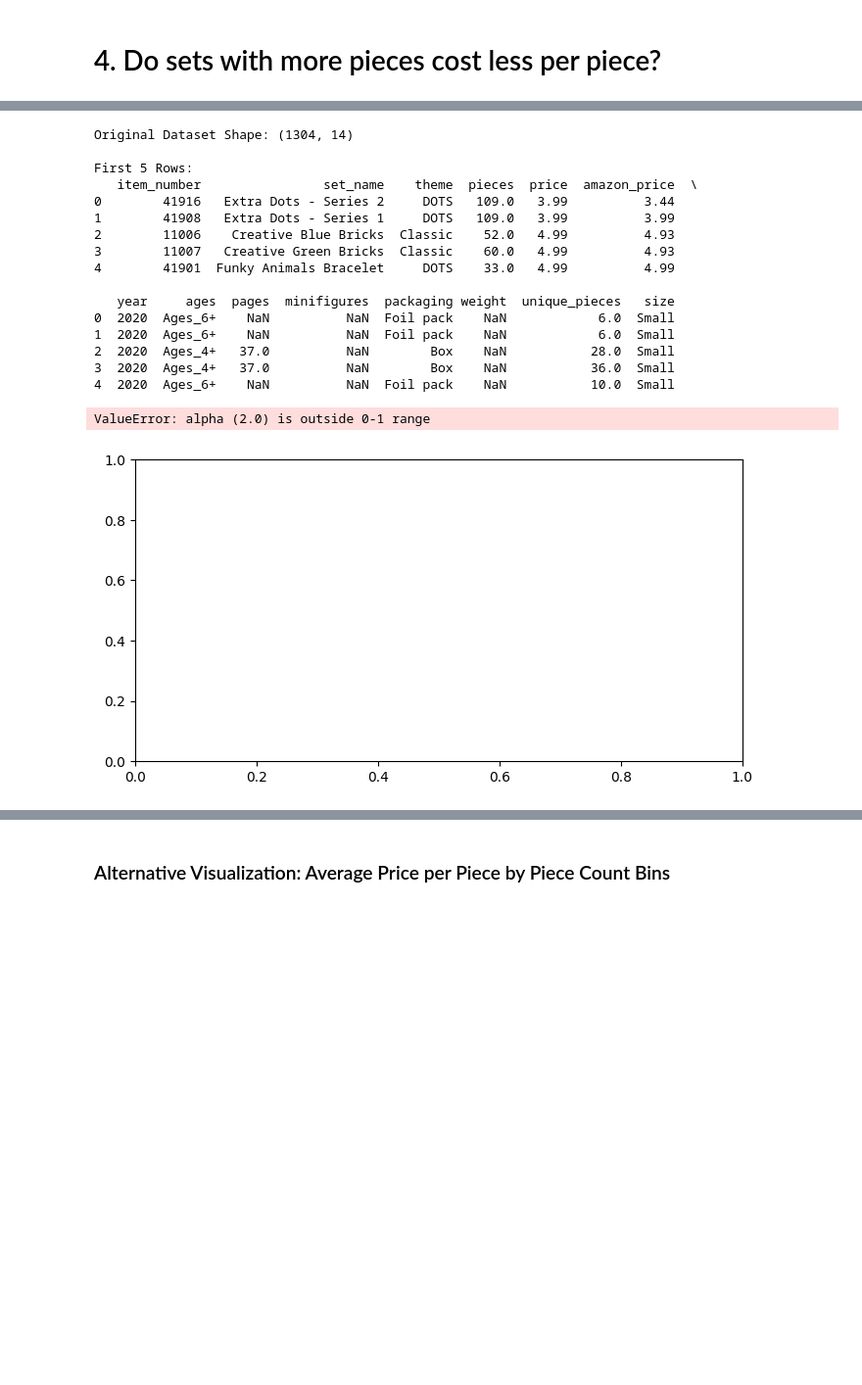
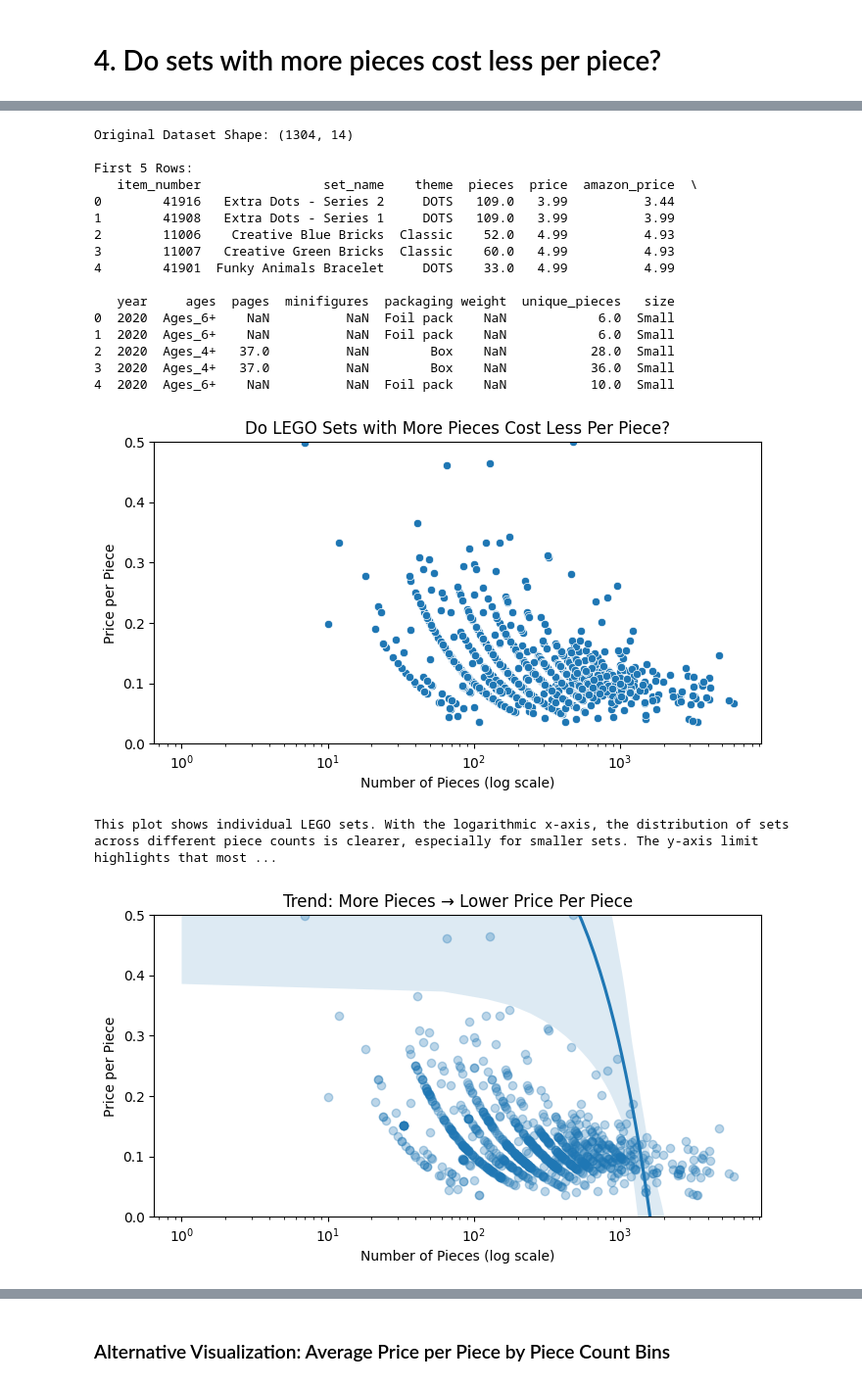
Before and after one commit to surbhiaqua01/lego-final, a Jupyter notebook: lego_analysis.ipynb, the cells around one changed output, grey strips where cells are left out. Shown: that part at 98% size. Saved outputs shown, nothing was run; the diff lists cells and outputs as text; code cells hidden in the pictures; blank space fills up the shorter version.

```diff
--- a/lego_analysis.ipynb
+++ b/lego_analysis.ipynb
@@ -102,6 +383,7 @@ Saving lego_population.csv to lego_population.csv
 import pandas as pd
 import numpy as np
 import matplotlib.pyplot as plt
+import seaborn as sns
 
 # Get the uploaded filename (automatically detects the CSV)
 filename = next(iter(uploaded.keys()))
@@ -137,35 +419,42 @@ corr
 
 # --- SCATTERPLOT ---
 plt.figure(figsize=(8,4))
-sns.scatterplot(data=df, x='pieces', y='price_per_piece', alpha=2.0)
+sns.scatterplot(data=df, x='pieces', y='price_per_piece', alpha=1.0)
 plt.title("Do LEGO Sets with More Pieces Cost Less Per Piece?")
-plt.xlabel("Number of Pieces")
+plt.xlabel("Number of Pieces (log scale)")
 plt.ylabel("Price per Piece")
+plt.xscale('log') # Apply logarithmic scale to x-axis
+plt.ylim(0, 0.5) # Set y-axis limit to 0-0.5
 plt.show()
+print("This plot shows individual LEGO sets. With the logarithmic x-axis, the distribution of sets across different piece counts is clearer, especially for smaller sets. The y-axis limit highlights that most sets have a price per piece below $0.50. You can still observe the general tendency for price per piece to decrease as the number of pieces increases.")
 
 # --- TREND LINE ---
 plt.figure(figsize=(8,4))
 sns.regplot(data=df, x='pieces', y='price_per_piece', scatter_kws={'alpha':0.3})
 plt.title("Trend: More Pieces → Lower Price Per Piece")
-plt.xlabel("Number of Pieces")
+plt.xlabel("Number of Pieces (log scale)")
 plt.ylabel("Price per Piece")
+plt.xscale('log') # Apply logarithmic scale to x-axis
+plt.ylim(0, 0.5) # Set y-axis limit to 0-0.5
 plt.show()
+print("This plot uses a regression line to visually represent the overall trend. The downward slope of the line confirms that, on average, LEGO sets with more pieces tend to have a lower price per piece. The logarithmic x-axis helps to show this trend more evenly across the wide range of piece counts, emphasizing the economies of scale.")
 # %% [output]
 Original Dataset Shape: (1304, 14)
 
 First 5 Rows:
    item_number                set_name    theme  pieces  price  amazon_price  \
 0        41916   Extra Dots - Series 2     DOTS   109.0   3.99          3.44
 1        41908   Extra Dots - Series 1     DOTS   109.0   3.99          3.99
 2        11006    Creative Blue Bricks  Classic    52.0   4.99          4.93
 3        11007   Creative Green Bricks  Classic    60.0   4.99          4.93
 4        41901  Funky Animals Bracelet     DOTS    33.0   4.99          4.99
 
    year     ages  pages  minifigures  packaging weight  unique_pieces   size
 0  2020  Ages_6+    NaN          NaN  Foil pack    NaN            6.0  Small
 1  2020  Ages_6+    NaN          NaN  Foil pack    NaN            6.0  Small
 2  2020  Ages_4+   37.0          NaN        Box    NaN           28.0  Small
 3  2020  Ages_4+   37.0          NaN        Box    NaN           36.0  Small
 4  2020  Ages_6+    NaN          NaN  Foil pack    NaN           10.0  Small
+[figure, new version]
-ValueError: alpha (2.0) is outside 0-1 range
+This plot shows individual LEGO sets. With the logarithmic x-axis, the distribution of sets across different piece counts is clearer, especially for smaller sets. The y-axis limit highlights that most ...
-[figure, old version]
+[figure, added]
```
Also changed, not shown: parts of 13 cells of this notebook.
